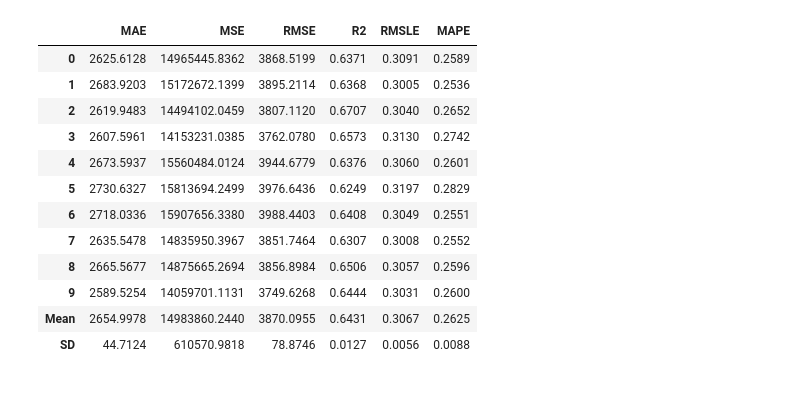
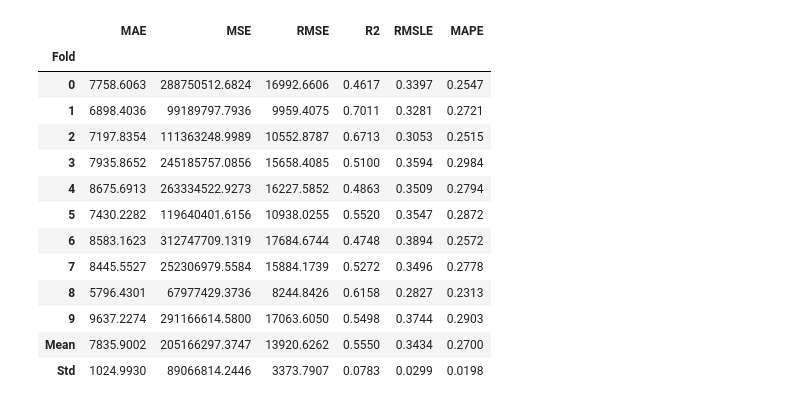
Before and after one commit to learonic/UA_rental_analysis, a Jupyter notebook: model.ipynb, the cells around one changed output. Cells and saved outputs as stored; diff of their text form; code cells hidden in the pictures.

```diff
--- a/model.ipynb
+++ b/model.ipynb
@@ -70,3 +102,3 @@ best = compare_models(n_select = 5)
 # %%
-lightgbm = create_model('lightgbm')
+lightgbm = create_model('gbr')
 # %% [output]
@@ -73,13 +106,14 @@ lightgbm = create_model('lightgbm')
 |  | MAE | MSE | RMSE | R2 | RMSLE | MAPE |
-| 0 | 2625.6128 | 14965445.8362 | 3868.5199 | 0.6371 | 0.3091 | 0.2589 |
-| 1 | 2683.9203 | 15172672.1399 | 3895.2114 | 0.6368 | 0.3005 | 0.2536 |
-| 2 | 2619.9483 | 14494102.0459 | 3807.1120 | 0.6707 | 0.3040 | 0.2652 |
-| 3 | 2607.5961 | 14153231.0385 | 3762.0780 | 0.6573 | 0.3130 | 0.2742 |
-| 4 | 2673.5937 | 15560484.0124 | 3944.6779 | 0.6376 | 0.3060 | 0.2601 |
-| 5 | 2730.6327 | 15813694.2499 | 3976.6436 | 0.6249 | 0.3197 | 0.2829 |
-| 6 | 2718.0336 | 15907656.3380 | 3988.4403 | 0.6408 | 0.3049 | 0.2551 |
-| 7 | 2635.5478 | 14835950.3967 | 3851.7464 | 0.6307 | 0.3008 | 0.2552 |
-| 8 | 2665.5677 | 14875665.2694 | 3856.8984 | 0.6506 | 0.3057 | 0.2596 |
-| 9 | 2589.5254 | 14059701.1131 | 3749.6268 | 0.6444 | 0.3031 | 0.2600 |
-| Mean | 2654.9978 | 14983860.2440 | 3870.0955 | 0.6431 | 0.3067 | 0.2625 |
-| SD | 44.7124 | 610570.9818 | 78.8746 | 0.0127 | 0.0056 | 0.0088 |
+| Fold |  |  |  |  |  |  |
+| 0 | 7758.6063 | 288750512.6824 | 16992.6606 | 0.4617 | 0.3397 | 0.2547 |
+| 1 | 6898.4036 | 99189797.7936 | 9959.4075 | 0.7011 | 0.3281 | 0.2721 |
+| 2 | 7197.8354 | 111363248.9989 | 10552.8787 | 0.6713 | 0.3053 | 0.2515 |
+| 3 | 7935.8652 | 245185757.0856 | 15658.4085 | 0.5100 | 0.3594 | 0.2984 |
+| 4 | 8675.6913 | 263334522.9273 | 16227.5852 | 0.4863 | 0.3509 | 0.2794 |
+| 5 | 7430.2282 | 119640401.6156 | 10938.0255 | 0.5520 | 0.3547 | 0.2872 |
+| 6 | 8583.1623 | 312747709.1319 | 17684.6744 | 0.4748 | 0.3894 | 0.2572 |
+| 7 | 8445.5527 | 252306979.5584 | 15884.1739 | 0.5272 | 0.3496 | 0.2778 |
+| 8 | 5796.4301 | 67977429.3736 | 8244.8426 | 0.6158 | 0.2827 | 0.2313 |
+| 9 | 9637.2274 | 291166614.5800 | 17063.6050 | 0.5498 | 0.3744 | 0.2903 |
+| Mean | 7835.9002 | 205166297.3747 | 13920.6262 | 0.5550 | 0.3434 | 0.2700 |
+| Std | 1024.9930 | 89066814.2446 | 3373.7907 | 0.0783 | 0.0299 | 0.0198 |
```
Also changed, not shown: parts of 17 cells of this notebook, 9 other files.
